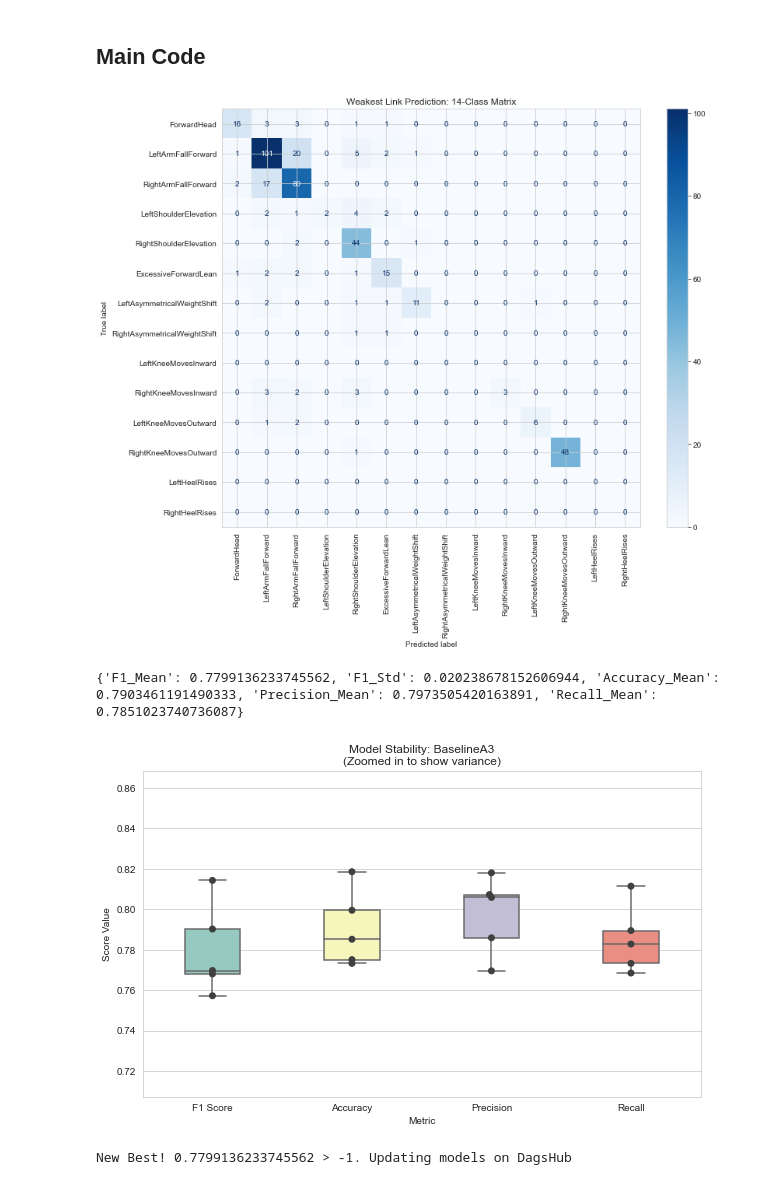
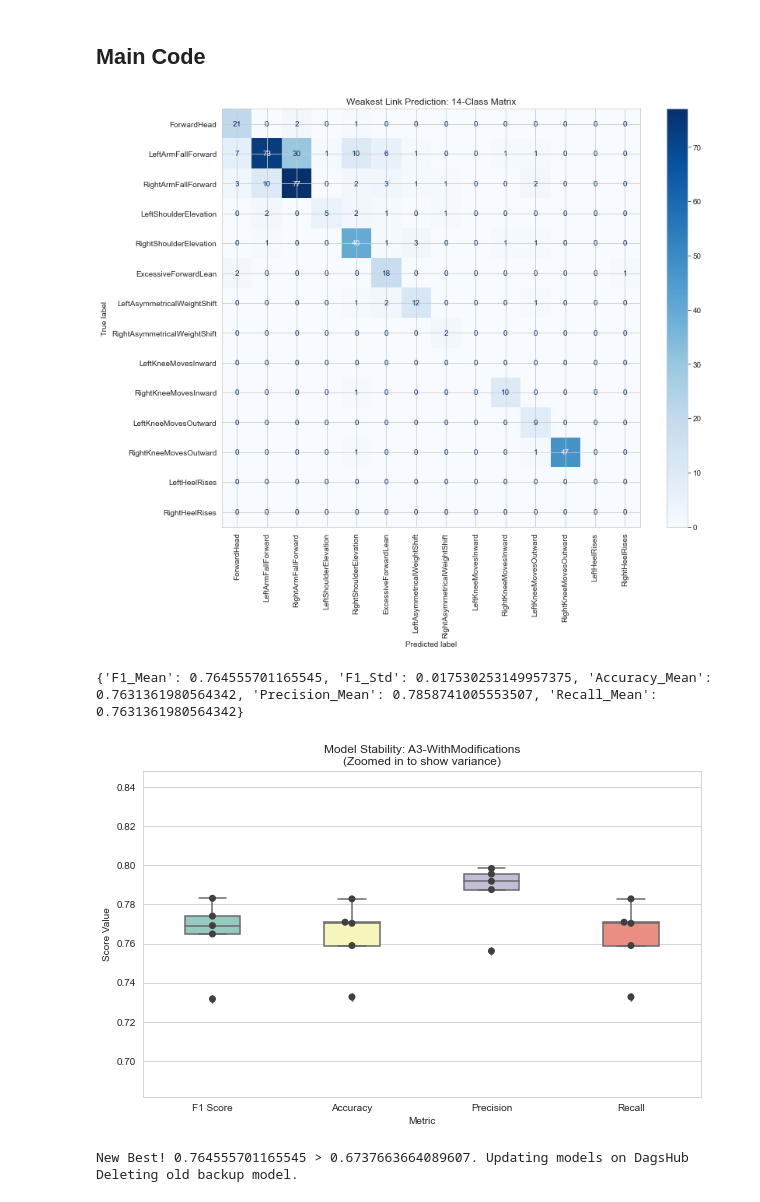
Before and after one commit to sb224sc-HT22-VT27/4dt907, a Jupyter notebook: src/ml-research/a3/a3.ipynb, the cells around one changed output. Saved outputs shown, nothing was run; the diff lists cells and outputs as text; code cells hidden in the pictures.

Commit message:
feat: Added new configs to A3 experiments

```diff
--- a/src/ml-research/a3/a3.ipynb
+++ b/src/ml-research/a3/a3.ipynb
@@ -41,12 +41,13 @@ config = {
     "test_size": 0.2,
     "n_folds": 5,
     "shuffle": True,
-    "variant": "BaselineA3",
+    "n_estimators": 100,
+    "max_depth": None,
+    "min_samples_split": 2,
+    "min_samples_leaf": 5,
+    "class_weight": "balanced",
+    "variant": "A3-WithModifications",
 }
-#    "n_estimators": 100,
-#    "max_depth": 7,
-#    "min_samples_split": 5,
-#}
 
 WeakLink_data_path = "../../data/AimoScore_WeakLink_big_scores_A3.csv"
 Scores_data_path = "../../data/scores_and_weak_links_A3.csv"
@@ -160,7 +161,14 @@ with mlflow.start_run(run_name="A3-Training") as run:
     X = df_final.drop(['Date', 'ID' 'SCORE'], axis=1, errors='ignore')
     X = X.select_dtypes(include=[np.number])
 
-    model = RandomForestClassifier()
+    model = RandomForestClassifier(
+        n_estimators=config["n_estimators"],
+        max_depth=config["max_depth"],
+        min_samples_split=config["min_samples_split"],
+        random_state=config["data_split_seed"],
+        class_weight=config["class_weight"],
+        min_samples_leaf=config["min_samples_leaf"],
+    )
 
     model.fit(X,y)
 
@@ -169,34 +177,35 @@ with mlflow.start_run(run_name="A3-Training") as run:
 
     f1_scores = cross_val_score(model, X, y, cv=kf, scoring='f1_weighted')
     accuracy = cross_val_score(model, X, y, cv=kf, scoring='accuracy')
     precision = cross_val_score(model, X, y, cv=kf, scoring='precision_weighted')
     recall = cross_val_score(model, X, y, cv=kf, scoring='recall_weighted')
 
     results = {
         "F1_Mean": f1_scores.mean(),
         "F1_Std": f1_scores.std(),
         "Accuracy_Mean": accuracy.mean(),
         "Precision_Mean": precision.mean(),
         "Recall_Mean": recall.mean()
     }
     print(results)
 
     crossval_boxplots(f1_scores,accuracy,precision,recall)
 
     mlflow.log_metrics(results)
 
     mlflow.log_artifact("boxplot.png")
     mlflow.log_artifact("matrix.png")
 
     if utils.auto_check_challenger(run.info.run_id, metric_name="F1_Mean"):
         mlflow.sklearn.log_model(model, "model", registered_model_name="Project_Model_A3")
         latest_v = utils.client.get_latest_versions("Project_Model_A3")[0].version
         utils.client.set_registered_model_alias("Project_Model_A3", "dev", latest_v)
         print("New model beat current @dev uploading to DagsHub")
     else:
         print("Did not beat current @dev, model not uploaded to Dagshub")
 # %% [output]
-[figure, old version]
+[figure, new version]
-{'F1_Mean': 0.7799136233745562, 'F1_Std': 0.020238678152606944, 'Accuracy_Mean': 0.7903461191490333, 'Precision_Mean': 0.7973505420163891, 'Recall_Mean': 0.7851023740736087}
+{'F1_Mean': 0.764555701165545, 'F1_Std': 0.017530253149957375, 'Accuracy_Mean': 0.7631361980564342, 'Precision_Mean': 0.7858741005553507, 'Recall_Mean': 0.7631361980564342}
-[figure, old version]
+[figure, new version]
-New Best! 0.7799136233745562 > -1. Updating models on DagsHub
+New Best! 0.764555701165545 > 0.6737663664089607. Updating models on DagsHub
+Deleting old backup model.
```
Also changed, not shown: parts of 1 cell of this notebook, 2 other files.
